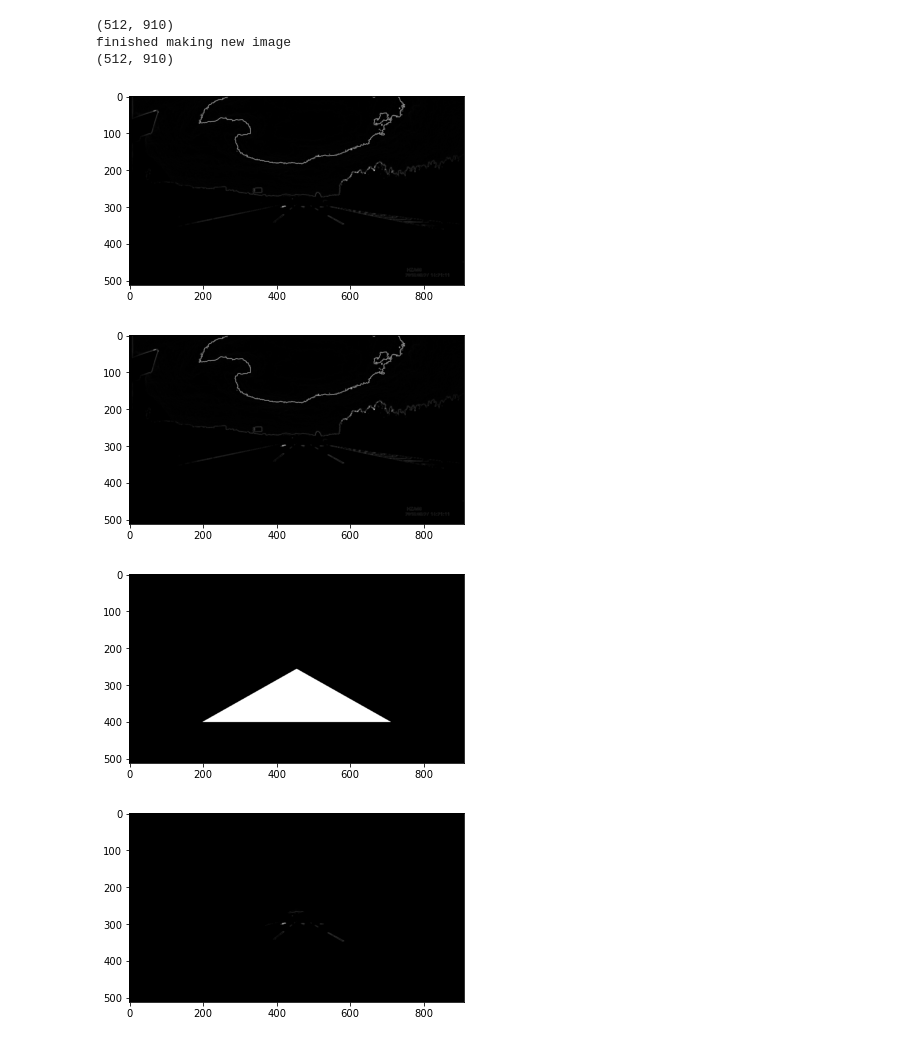
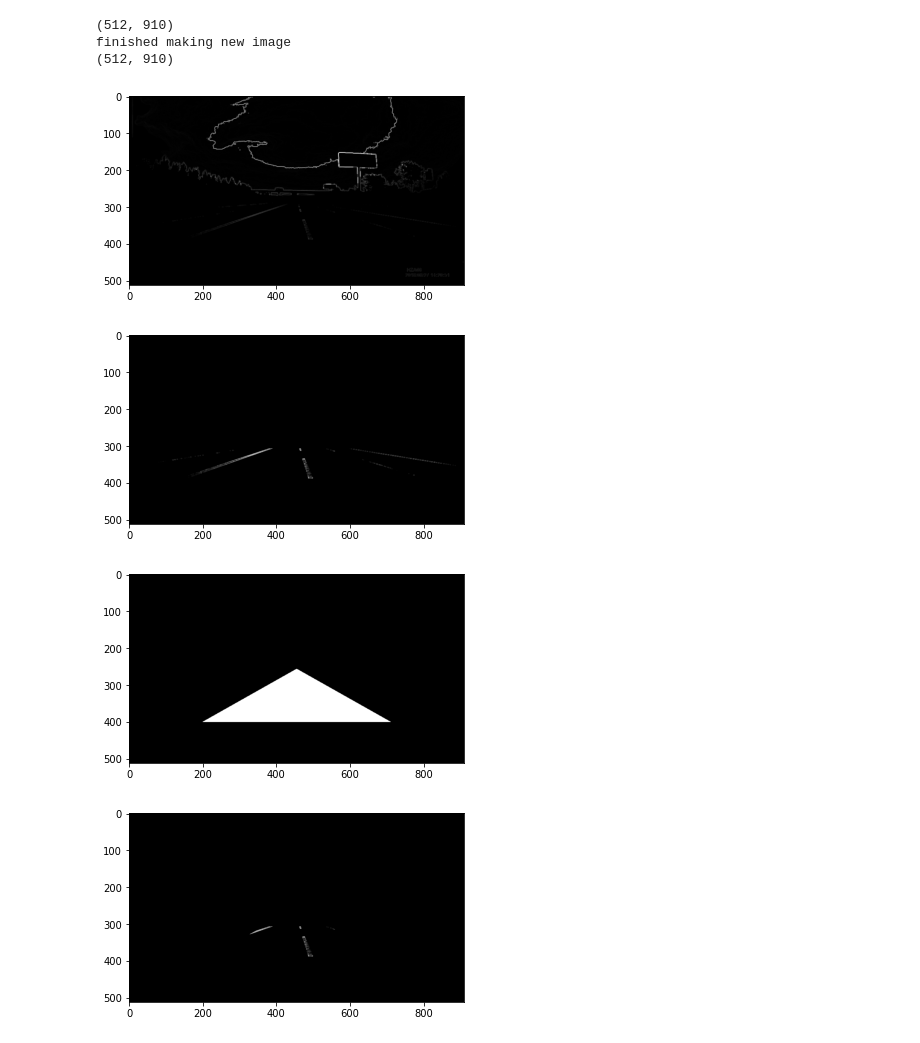
Before and after one commit to Beepbloop/lane_detection, a Jupyter notebook: Full_Pipline.ipynb, the cells around one changed output. Drawn from its saved outputs; the diff is of its cells as text; code cells hidden in the pictures.

```diff
--- a/Full_Pipline.ipynb
+++ b/Full_Pipline.ipynb
@@ -25,21 +26,24 @@ def rgb2gray(rgb):
 # %%
 # Mask is a zero matrix
 # fillMask fills an empty numpy array with 255 for pixels that fits inside the defined triangle
-def fillMask(mask):
+def fillMask(mask, shape='tri'):
     h, w = mask.shape
-    bottom_left = (h, 0)
-    middle = (int(h/2), int(w/2))
-    bottom_right = (h, w)
+    if "tri" in shape:
+        bottom_left = (h, 0)
+        middle = (int(h/2), int(w/2))
+        bottom_right = (h, w)
 
-    for x, row in enumerate(mask):
-        for y, col in enumerate(row):
-            # Applying equations to left_bound and right_bound
-            left_bound = (h - x) * middle[1] / middle[0]
-            right_bound = x * middle[1] / middle[0]
-            if y > left_bound and y < right_bound and x <= 400:
-                mask[x][y] = 255
-
-    return mask
+        for x, row in enumerate(mask):
+            for y, col in enumerate(row):
+                # Applying equations to left_bound and right_bound
+                left_bound = (h - x) * middle[1] / middle[0]
+                right_bound = x * middle[1] / middle[0]
+                if y > left_bound and y < right_bound and x <= 400:
+                    mask[x][y] = 255
+        return mask
+    elif "rec" in shape:
+        mask[int(3*h/5):,] = 255
+        return mask
 # %%
 # For each non-zero pixel in mask, the corresponding pixel on image is kept (the rest of the pixels in mask is discarded)
 def apply_mask(image, mask):
@@ -62,7 +144,7 @@ def cropCar(img):
 
 video_num = '0250'
 
-frame_num = 900
+frame_num = 300
 
 
 pil_im = Image.open(get_image(video_num, frame_num))
@@ -207,22 +238,22 @@ plt.show()
 (512, 910)
 finished making new image
 (512, 910)
-[figure, old version]
+[figure, new version]
 # %%
 # Own implementation of cropped image
 plt.imshow(mag_G, cmap='gray')
 plt.show()
 mask = np.zeros_like(mag_G)
-mask = fillMask(mask)
+mask = fillMask(mask,'tri')
 plt.imshow(mask, cmap='gray')
 plt.show()
 cropped_im = apply_mask(mag_G, mask)
 plt.imshow(cropped_im, cmap='gray')
 plt.show()
 # %% [output]
-[figure, old version]
+[figure, new version]
 [figure]
-[figure, old version]
+[figure, new version]
 # %%
 cropped_im = cropCar(cropped_im)
 # print(cropped_im.shape)
```
Also changed, not shown: parts of 19 cells of this notebook, 1 other file.
